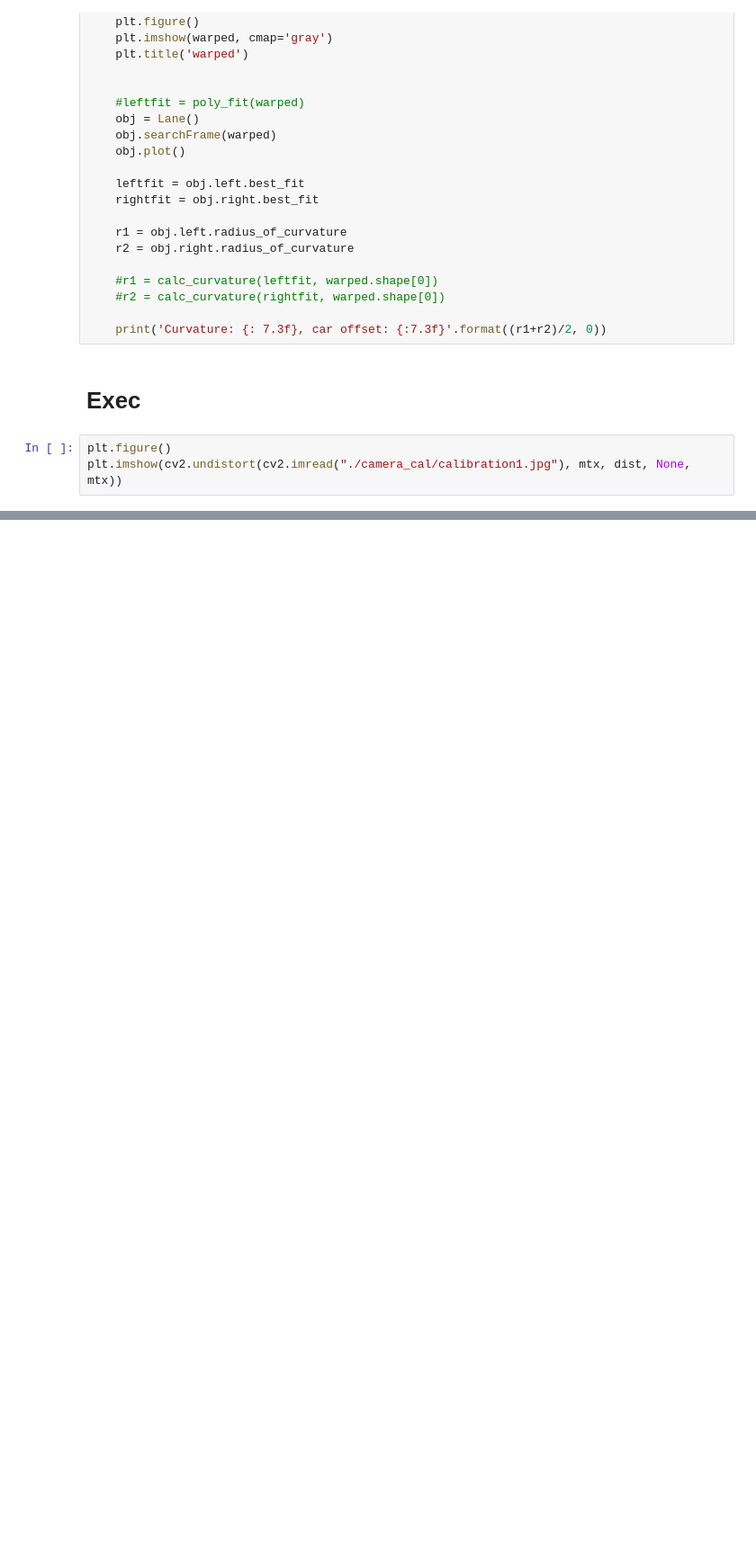
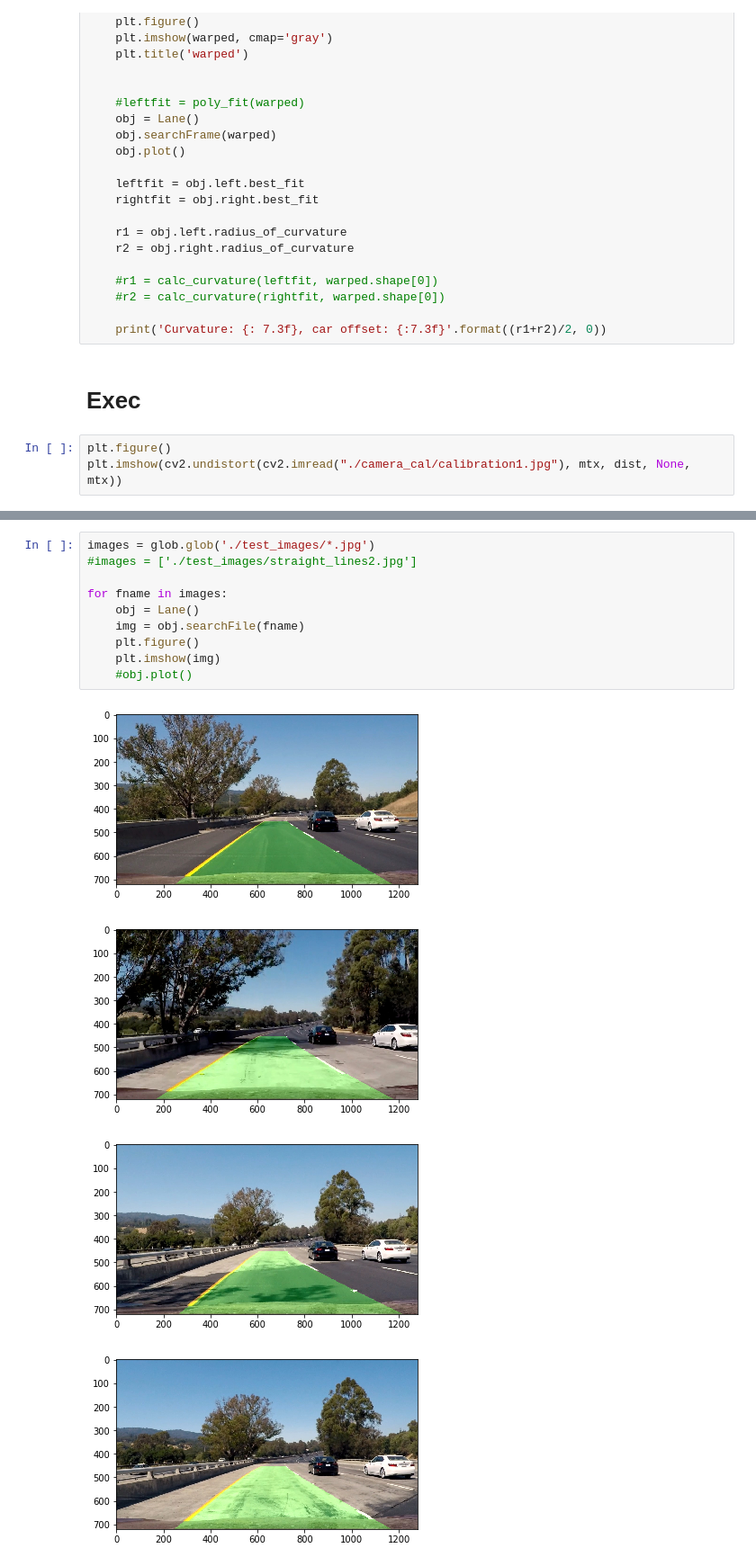
Before and after one commit to bgcarvalho/CarND-Term1-P4, a Jupyter notebook: Notebook.ipynb, the cells around one changed output, grey strips where cells are left out. Shown at 90% size. Drawn from its saved outputs; the diff is of its cells as text; blank space fills up the shorter version.

```diff
--- a/Notebook.ipynb
+++ b/Notebook.ipynb
@@ -582,0 +755,15 @@ Curvature:  54212.637, car offset:   0.000
+# %%
+images = glob.glob('./test_images/*.jpg')
+#images = ['./test_images/straight_lines2.jpg']
+
+for fname in images:
+    obj = Lane()
+    img = obj.searchFile(fname)
+    plt.figure()
+    plt.imshow(img)
+    #obj.plot()
+# %% [output]
+[figure, added]
+[figure, added]
+[figure, added]
+[figure, added]
```
Also changed, not shown: parts of 8 cells of this notebook.
